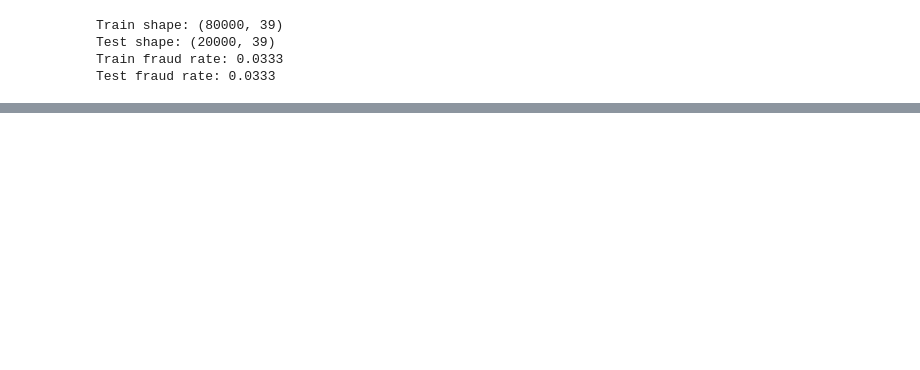
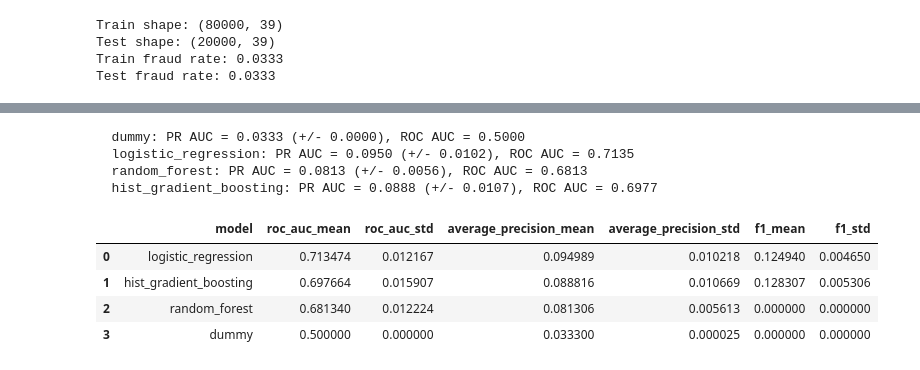
Before and after one commit to dacardonave/finshield-fraud-detection-platform, a Jupyter notebook: notebooks/03_modeling.ipynb, the cells around one changed output, grey strips where cells are left out. Saved outputs shown, nothing was run; the diff lists cells and outputs as text; code cells hidden in the pictures; blank space fills up the shorter version.

```diff
--- a/notebooks/03_modeling.ipynb
+++ b/notebooks/03_modeling.ipynb
@@ -252,0 +106,14 @@ PR AUC: 0.0836
+# %%
+models = get_models()
+comparison = run_cv_comparison(X_train, y_train, categorical_cols, numerical_cols, models)
+comparison
+# %% [output]
+  dummy: PR AUC = 0.0333 (+/- 0.0000), ROC AUC = 0.5000
+  logistic_regression: PR AUC = 0.0950 (+/- 0.0102), ROC AUC = 0.7135
+  random_forest: PR AUC = 0.0813 (+/- 0.0056), ROC AUC = 0.6813
+  hist_gradient_boosting: PR AUC = 0.0888 (+/- 0.0107), ROC AUC = 0.6977
+|  | model | roc_auc_mean | roc_auc_std | average_precision_mean | average_precision_std | f1_mean | f1_std |
+| 0 | logistic_regression | 0.713474 | 0.012167 | 0.094989 | 0.010218 | 0.124940 | 0.004650 |
+| 1 | hist_gradient_boosting | 0.697664 | 0.015907 | 0.088816 | 0.010669 | 0.128307 | 0.005306 |
+| 2 | random_forest | 0.681340 | 0.012224 | 0.081306 | 0.005613 | 0.000000 | 0.000000 |
+| 3 | dummy | 0.500000 | 0.000000 | 0.033300 | 0.000025 | 0.000000 | 0.000000 |
```
Also changed, not shown: parts of 33 cells of this notebook, 3 other files.
